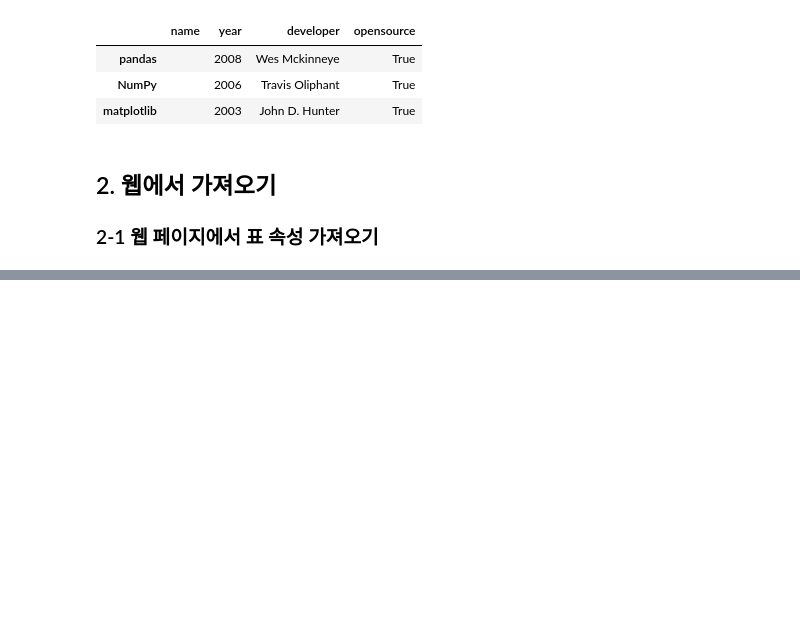
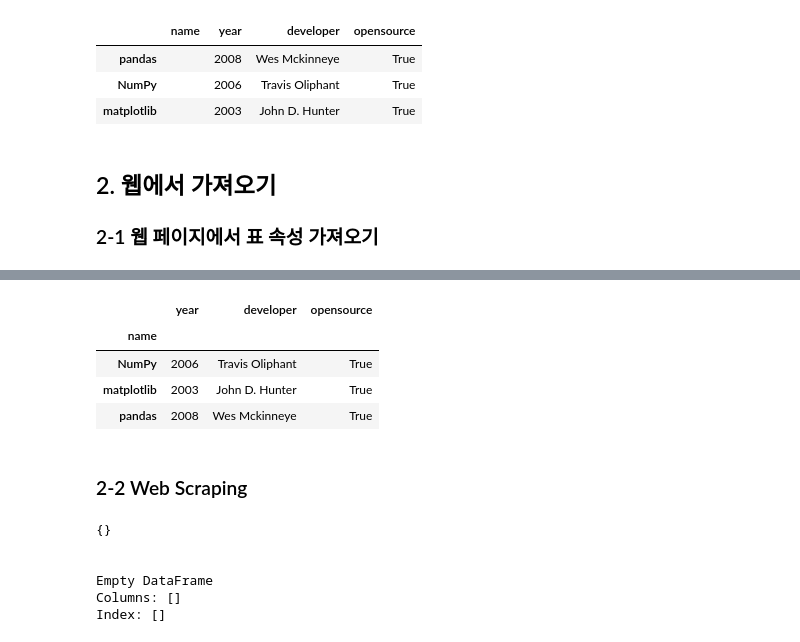
Before and after one commit to harryyang1982/pandas_data_analysis, a Jupyter notebook: part2_data_io.ipynb, the cells around one changed output, grey strips where cells are left out. Saved outputs shown, nothing was run; the diff lists cells and outputs as text; code cells hidden in the pictures; blank space fills up the shorter version.

```diff
--- a/part2_data_io.ipynb
+++ b/part2_data_io.ipynb
@@ -96,0 +124,54 @@ ImportError: lxml not found, please install it
+# %%
+df.set_index(['name'], inplace=True)
+df
+# %% [output]
+|  | year | developer | opensource |
+| name |  |  |  |
+| NumPy | 2006 | Travis Oliphant | True |
+| matplotlib | 2003 | John D. Hunter | True |
+| pandas | 2008 | Wes Mckinneye | True |
+# %% [markdown]
+### 2-2 Web Scraping
+# %%
+# -*- coding: utf-8 -*-
+
+# 라이브러리 불러오기
+from bs4 import BeautifulSoup
+import requests
+import re
+import pandas as pd
+
+# 위키피디아 미국 ETF 웹 페이지에서 필요한 정보를 스크래핑하여 딕셔너리 형태로 변수 etfs에 저장
+url = "https://en.wikipedia.org/wiki/List_of_American_exchange-traded_funds"
+resp = requests.get(url)
+soup = BeautifulSoup(resp.text, 'lxml')
+rows = soup.select('div > ul > li')
+
+etfs = {}
+for row in rows:
+
+    try:
+        etf_name = re.findall('^(.*) \(NYSE', row.text)
+        etf_market = re.findall('\((.*)\|', row.text)
+        etf_ticker = re.findall('NYSE Arca\|(.*)\)', row.text)
+
+        if (len(etf_ticker) > 0) & (len(etf_market) > 0) & (len(etf_name) > 0):
+            etfs[etf_ticker[0]] = [etf_market[0], etf_name[0]]
+
+    except AttributeError as err:
+        pass
+
+# etfs 딕셔너리 출력
+print(etfs)
+print('\n')
+
+# etfs 딕셔너리를 데이터프레임으로 변환
+df = pd.DataFrame(etfs)
+print(df)
+# %% [output]
+{}
+
+
+Empty DataFrame
+Columns: []
+Index: []
```
Also changed, not shown: parts of 14 cells of this notebook.
